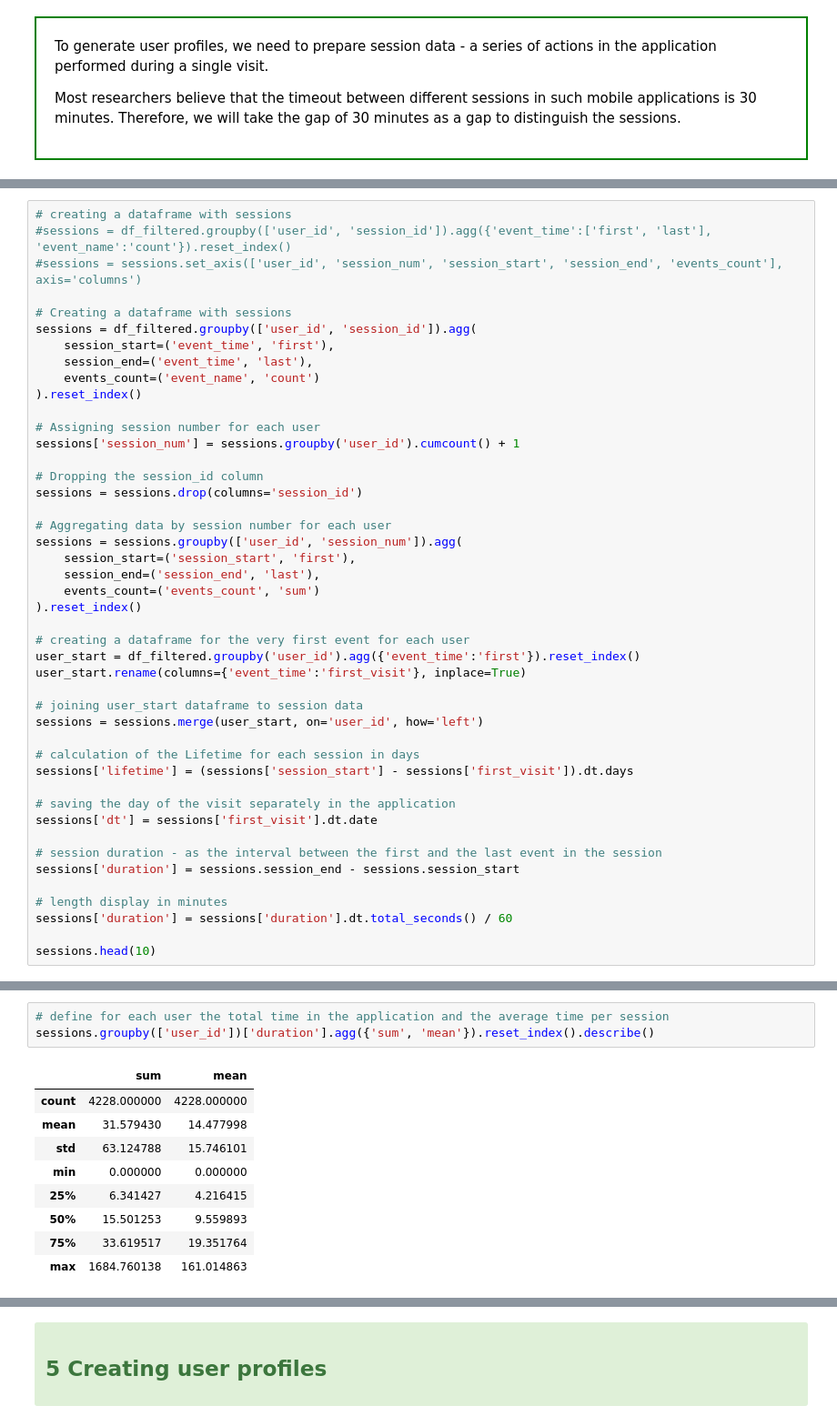
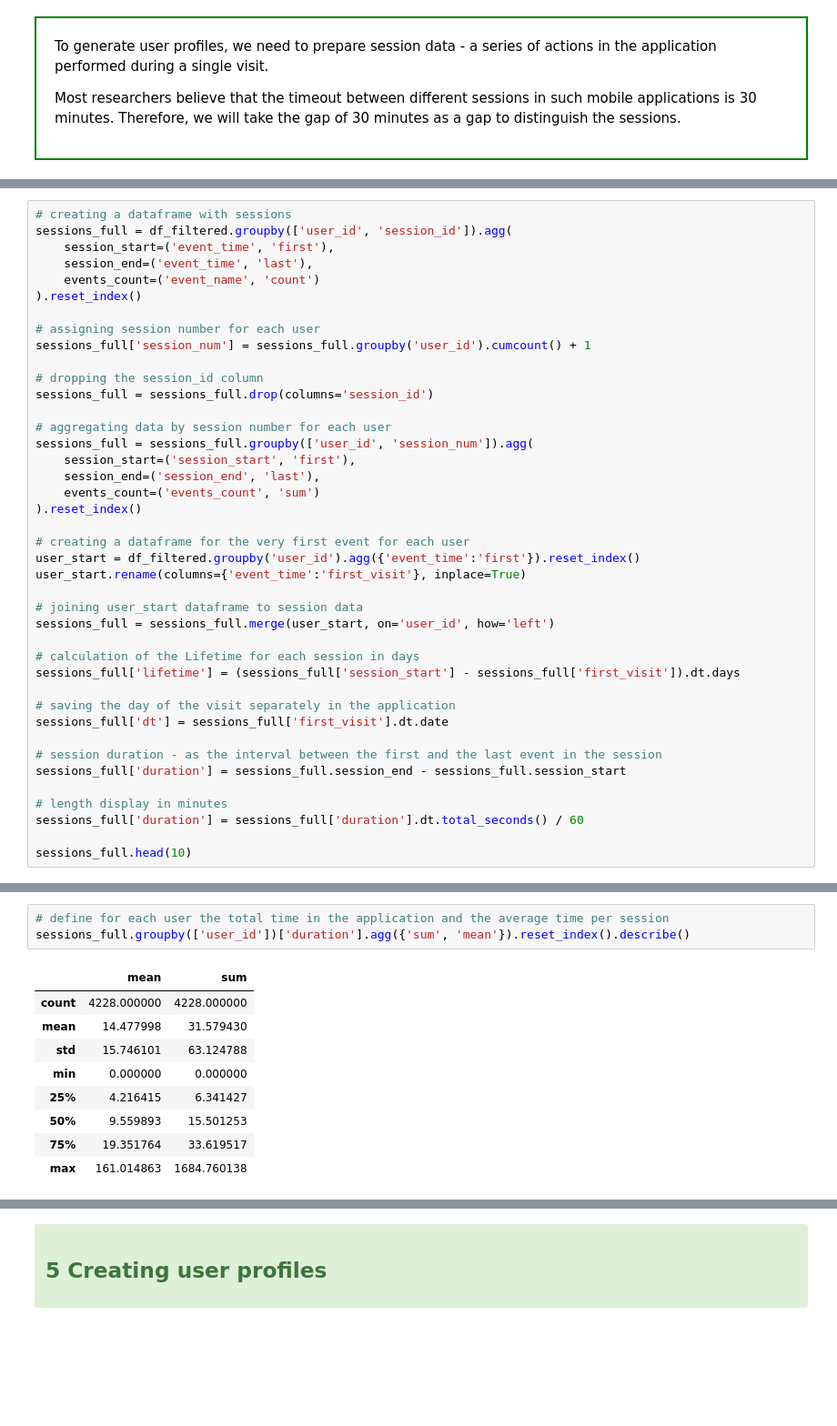
Before and after one commit to AnnaBril/DI-Bootcamp, a Jupyter notebook: Final Project/FinalProject.ipynb, the cells around one changed output, grey strips where cells are left out. Shown at 91% size. Drawn from its saved outputs; the diff is of its cells as text; blank space fills up the shorter version.

```diff
--- a/Final Project/FinalProject.ipynb
+++ b/Final Project/FinalProject.ipynb
@@ -531,24 +535,20 @@ df_filtered.head(10)
 | 6541 | 2019-10-09 18:33:55.577963 | map | 0001b1d5-b74a-4cbf-aeb0-7df5947bf349 | other | 2019-10-09 | 41 | 2 |
 # %%
 # creating a dataframe with sessions
-#sessions = df_filtered.groupby(['user_id', 'session_id']).agg({'event_time':['first', 'last'], 'event_name':'count'}).reset_index()
-#sessions = sessions.set_axis(['user_id', 'session_num', 'session_start', 'session_end', 'events_count'], axis='columns')
-
-# Creating a dataframe with sessions
-sessions = df_filtered.groupby(['user_id', 'session_id']).agg(
+sessions_full = df_filtered.groupby(['user_id', 'session_id']).agg(
     session_start=('event_time', 'first'),
     session_end=('event_time', 'last'),
     events_count=('event_name', 'count')
 ).reset_index()
 
-# Assigning session number for each user
-sessions['session_num'] = sessions.groupby('user_id').cumcount() + 1
+# assigning session number for each user
+sessions_full['session_num'] = sessions_full.groupby('user_id').cumcount() + 1
 
-# Dropping the session_id column
-sessions = sessions.drop(columns='session_id')
+# dropping the session_id column
+sessions_full = sessions_full.drop(columns='session_id')
 
-# Aggregating data by session number for each user
-sessions = sessions.groupby(['user_id', 'session_num']).agg(
+# aggregating data by session number for each user
+sessions_full = sessions_full.groupby(['user_id', 'session_num']).agg(
     session_start=('session_start', 'first'),
     session_end=('session_end', 'last'),
     events_count=('events_count', 'sum')
@@ -559,21 +559,21 @@ user_start = df_filtered.groupby('user_id').agg({'event_time':'first'}).reset_in
 user_start.rename(columns={'event_time':'first_visit'}, inplace=True)
 
 # joining user_start dataframe to session data
-sessions = sessions.merge(user_start, on='user_id', how='left')
+sessions_full = sessions_full.merge(user_start, on='user_id', how='left')
 
 # calculation of the Lifetime for each session in days
-sessions['lifetime'] = (sessions['session_start'] - sessions['first_visit']).dt.days
+sessions_full['lifetime'] = (sessions_full['session_start'] - sessions_full['first_visit']).dt.days
 
 # saving the day of the visit separately in the application
-sessions['dt'] = sessions['first_visit'].dt.date
+sessions_full['dt'] = sessions_full['first_visit'].dt.date
 
 # session duration - as the interval between the first and the last event in the session
-sessions['duration'] = sessions.session_end - sessions.session_start
+sessions_full['duration'] = sessions_full.session_end - sessions_full.session_start
 
 # length display in minutes
-sessions['duration'] = sessions['duration'].dt.total_seconds() / 60
+sessions_full['duration'] = sessions_full['duration'].dt.total_seconds() / 60
 
-sessions.head(10)
+sessions_full.head(10)
 # %% [output]
 |  | user_id | session_num | session_start | session_end | events_count | first_visit | lifetime | dt | ... |
 | 0 | 0001b1d5-b74a-4cbf-aeb0-7df5947bf349 | 1 | 2019-10-07 13:39:45.989359 | 2019-10-07 13:49:41.716617 | 9 | 2019-10-07 13:39:45.989359 | 0 | 2019-10-07 | ... |
@@ -648,15 +648,15 @@ plt.show()
 [figure]
 # %%
 # define for each user the total time in the application and the average time per session
-sessions.groupby(['user_id'])['duration'].agg({'sum', 'mean'}).reset_index().describe()
+sessions_full.groupby(['user_id'])['duration'].agg({'sum', 'mean'}).reset_index().describe()
 # %% [output]
-|  | sum | mean |
+|  | mean | sum |
 | count | 4228.000000 | 4228.000000 |
-| mean | 31.579430 | 14.477998 |
-| std | 63.124788 | 15.746101 |
+| mean | 14.477998 | 31.579430 |
+| std | 15.746101 | 63.124788 |
 | min | 0.000000 | 0.000000 |
-| 25% | 6.341427 | 4.216415 |
-| 50% | 15.501253 | 9.559893 |
-| 75% | 33.619517 | 19.351764 |
-| max | 1684.760138 | 161.014863 |
+| 25% | 4.216415 | 6.341427 |
+| 50% | 9.559893 | 15.501253 |
+| 75% | 19.351764 | 33.619517 |
+| max | 161.014863 | 1684.760138 |
 # %%
```
Also changed, not shown: parts of 53 cells of this notebook.
